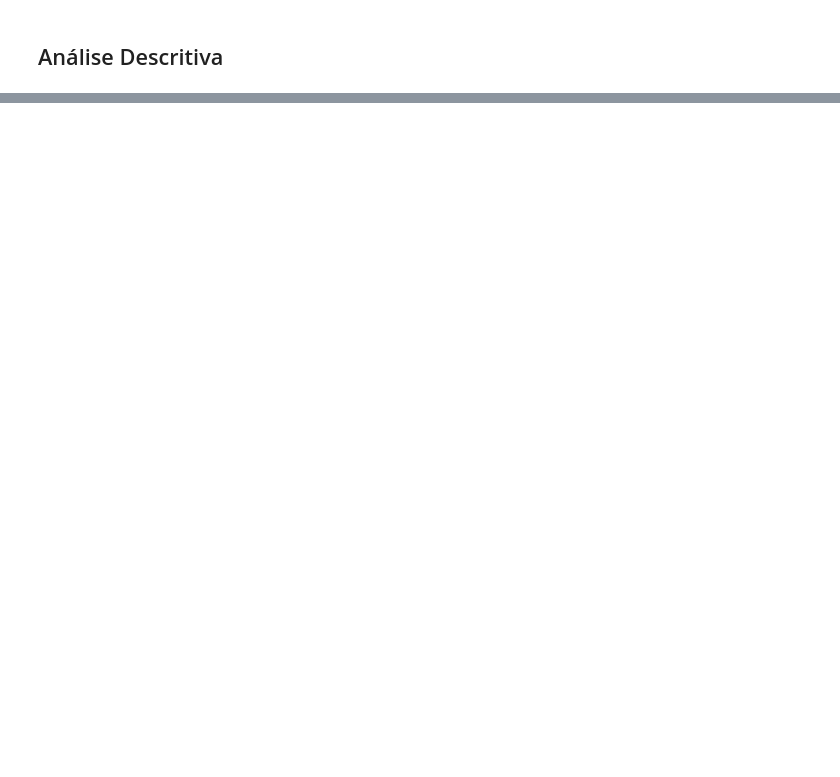
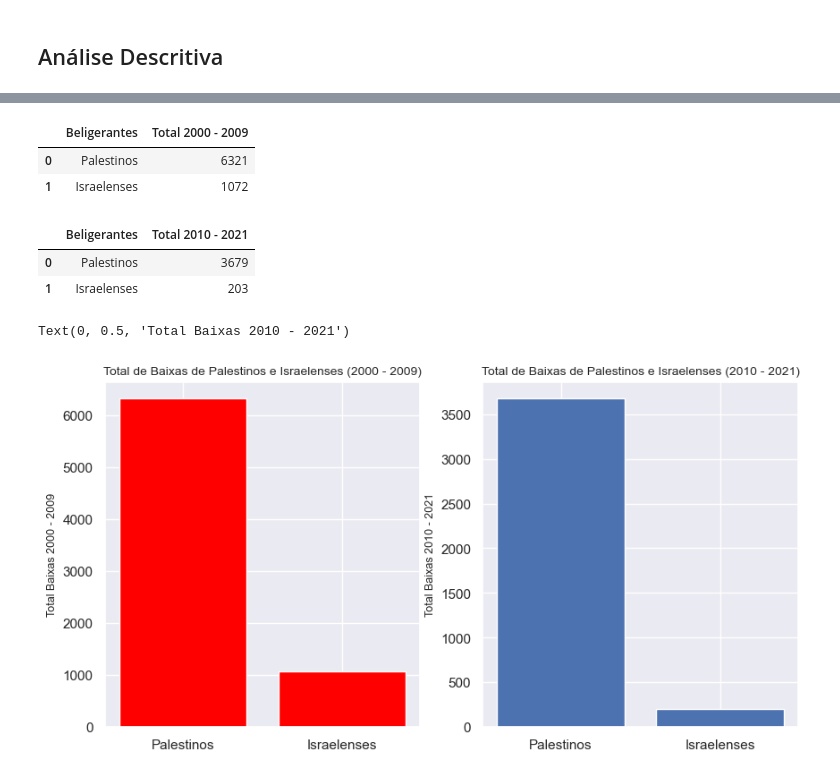
Before and after one commit to henriquecarvalho-maker/Conflito-israelo-palestino, a Jupyter notebook: análise_dos_mortos_e_feridos_no_conflito_entre_palestinos_e_israelitas.ipynb, the cells around one changed output, grey strips where cells are left out. Saved outputs shown, nothing was run; the diff lists cells and outputs as text; code cells hidden in the pictures; blank space fills up the shorter version.

```diff
--- a/análise_dos_mortos_e_feridos_no_conflito_entre_palestinos_e_israelitas.ipynb
+++ b/análise_dos_mortos_e_feridos_no_conflito_entre_palestinos_e_israelitas.ipynb
@@ -209,0 +194,31 @@ Text(0.5, 0, 'Beligerantes')
+# %%
+total_isr_10_ = selec_10_21['israelis_killed'].sum()
+# %%
+total_pales_10_ = selec_10_21['palestinians_killed'].sum()
+# %%
+data_df = {'Beligerantes': ['Palestinos', 'Israelenses'], 'Total 2000 - 2009': [total_pales, total_isr]}
+df_data = pd.DataFrame(data_df)
+df_data
+# %% [output]
+|  | Beligerantes | Total 2000 - 2009 |
+| 0 | Palestinos | 6321 |
+| 1 | Israelenses | 1072 |
+# %%
+data_df_ = {'Beligerantes': ['Palestinos', 'Israelenses'], 'Total 2010 - 2021': [total_pales_10_, total_isr_10_]}
+df_data_ = pd.DataFrame(data_df_)
+df_data_
+# %% [output]
+|  | Beligerantes | Total 2010 - 2021 |
+| 0 | Palestinos | 3679 |
+| 1 | Israelenses | 203 |
+# %%
+fig, ax = plt.subplots(1, 2, figsize=(10, 5))
+ax[0].bar(df_data['Beligerantes'], df_data['Total 2000 - 2009'], color='red')
+ax[0].set_title('Total de Baixas de Palestinos e Israelenses (2000 - 2009)', fontsize=10)
+ax[0].set_ylabel('Total Baixas 2000 - 2009', fontsize=9)
+ax[1].bar(df_data_['Beligerantes'], df_data_['Total 2010 - 2021'])
+ax[1].set_title('Total de Baixas de Palestinos e Israelenses (2010 - 2021)', fontsize=10)
+ax[1].set_ylabel('Total Baixas 2010 - 2021', fontsize=9)
+# %% [output]
+Text(0, 0.5, 'Total Baixas 2010 - 2021')
+[figure, added]
```
Also changed, not shown: parts of 12 cells of this notebook.
